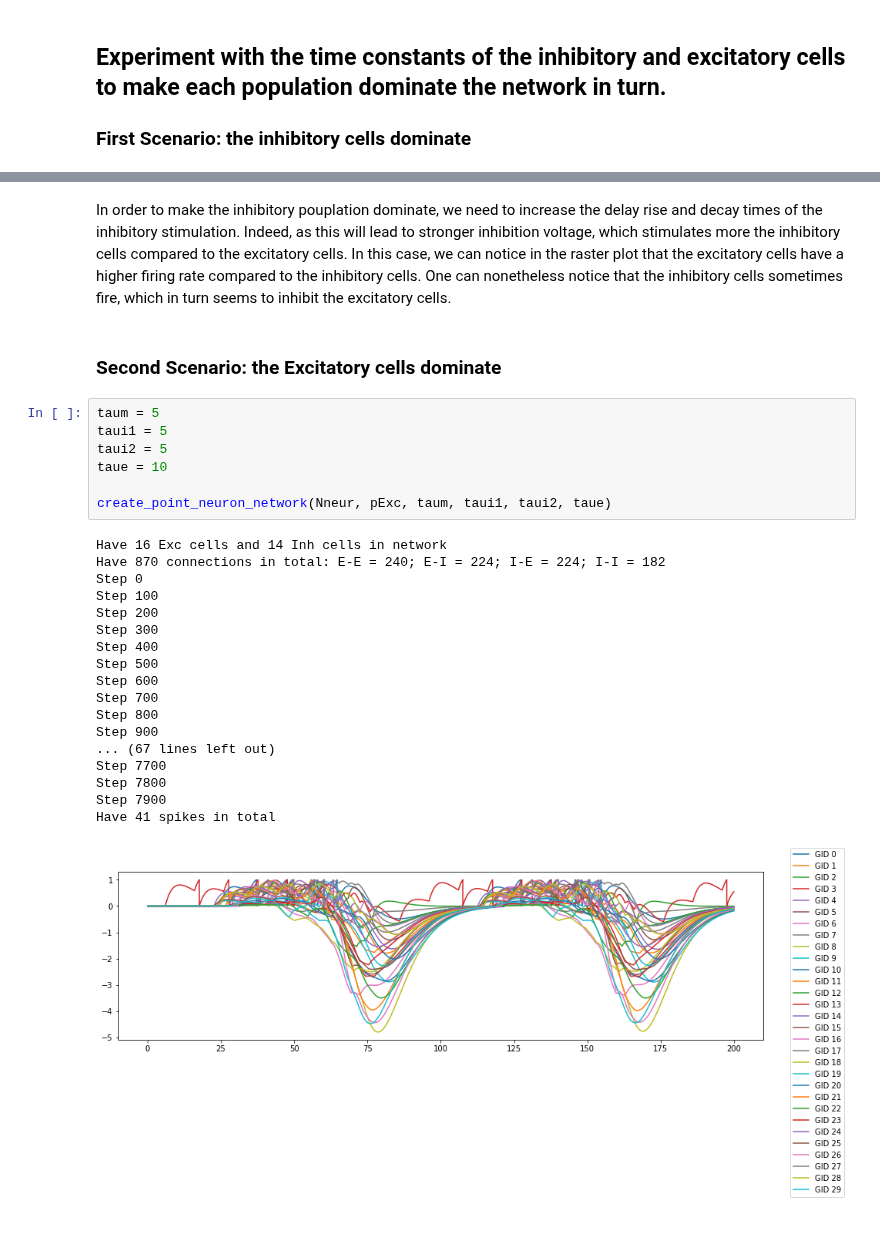
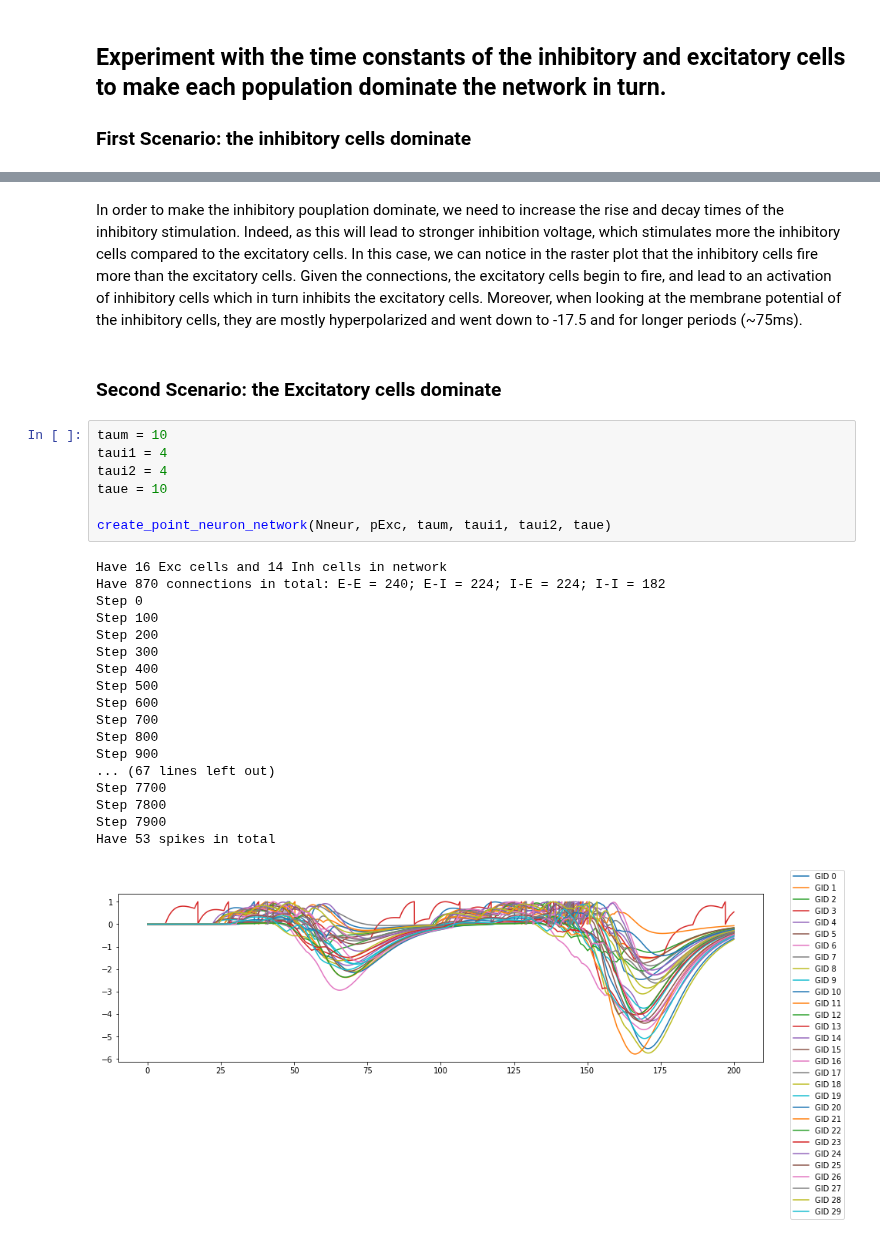
Before and after one commit to GasserElbanna/In-Silico-Neuroscience-Projects, a Jupyter notebook: Week 13/Week13_Homework.ipynb, the cells around one changed output, grey strips where cells are left out. Drawn from its saved outputs; the diff is of its cells as text.

```diff
--- a/Week 13/Week13_Homework.ipynb
+++ b/Week 13/Week13_Homework.ipynb
@@ -402,30 +402,30 @@ Have 167 spikes in total
 # %% [markdown]
-In order to make the inhibitory pouplation dominate, we need to increase the delay rise and decay times of the inhibitory stimulation.  Indeed, as this will lead to stronger inhibition voltage, which stimulates more the inhibitory cells compared to the excitatory cells.  In this case, we can notice in the raster plot that the excitatory cells have a higher firing rate compared to the inhibitory cells.  One can nonetheless notice that the inhibitory cells sometimes fire, which in turn seems to inhibit the excitatory cells.
+In order to make the inhibitory pouplation dominate, we need to increase the rise and decay times of the inhibitory stimulation.  Indeed, as this will lead to stronger inhibition voltage, which stimulates more the inhibitory cells compared to the excitatory cells.  In this case, we can notice in the raster plot that the inhibitory cells fire more than the excitatory cells.  Given the connections, the excitatory cells begin to fire, and lead to an activation of inhibitory cells which in turn inhibits the excitatory cells.  Moreover, when looking at the membrane potential of the inhibitory cells, they are mostly hyperpolarized and went down to -17.5 and for longer periods (~75ms).
 # %% [markdown]
 ### Second Scenario: the Excitatory cells dominate
 # %%
-taum = 5
-taui1 = 5
-taui2 = 5
+taum = 10
+taui1 = 4
+taui2 = 4
 taue = 10
 
 create_point_neuron_network(Nneur, pExc, taum, taui1, taui2, taue)
 # %% [output]
 Have 16 Exc cells and 14 Inh cells in network
 Have 870 connections in total: E-E = 240; E-I = 224; I-E = 224; I-I = 182
 Step 0
 Step 100
 Step 200
 Step 300
 Step 400
 Step 500
 Step 600
 Step 700
 Step 800
 Step 900
 ... (67 lines left out)
 Step 7700
 Step 7800
 Step 7900
-Have 41 spikes in total
+Have 53 spikes in total
-[figure, old version]
+[figure, new version]
```
Also changed, not shown: parts of 4 cells of this notebook, 2 other files.
